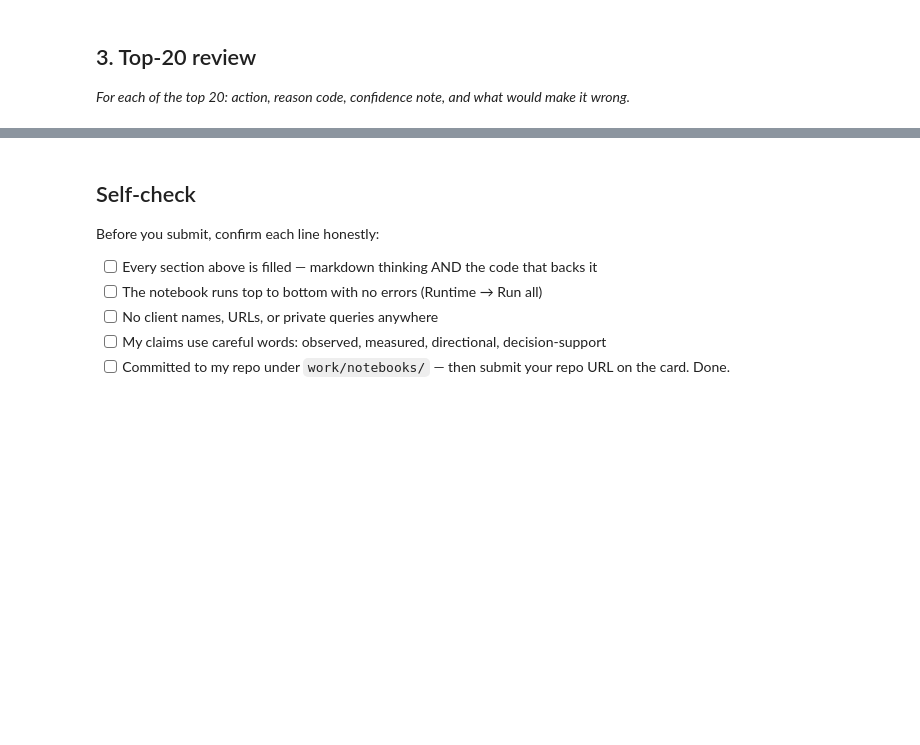
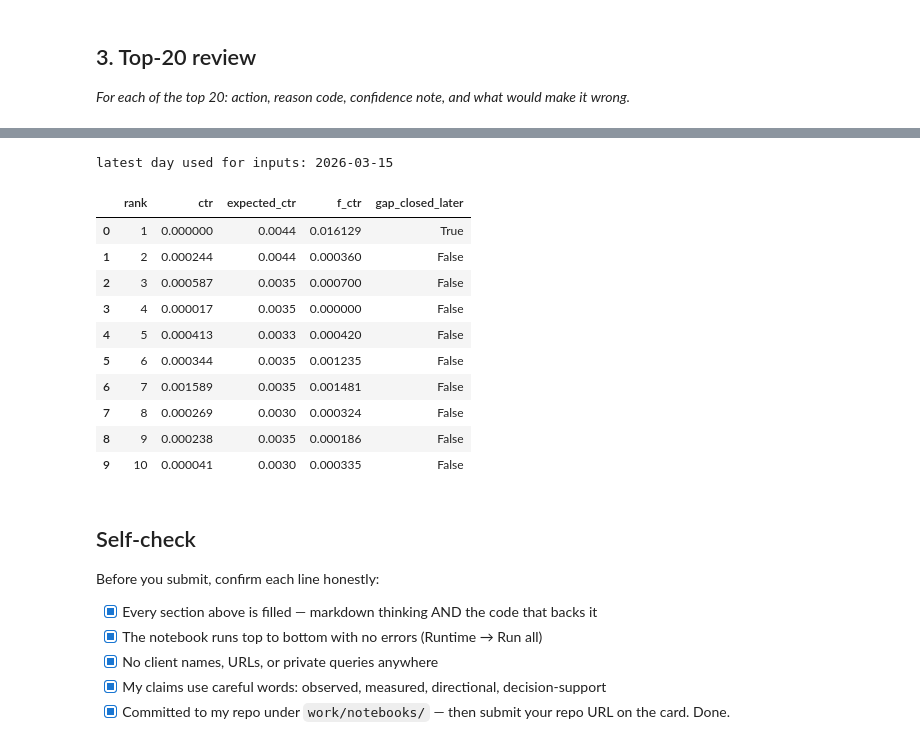
Before and after one commit to M-Abdullah-Nazeer/Flyrank-Ml-Pipeline, a Jupyter notebook: work/notebooks/w04_baseline_score.ipynb, the cells around one changed output, grey strips where cells are left out. Saved outputs shown, nothing was run; the diff lists cells and outputs as text; code cells hidden in the pictures; blank space fills up the shorter version.

```diff
--- a/work/notebooks/w04_baseline_score.ipynb
+++ b/work/notebooks/w04_baseline_score.ipynb
@@ -15,0 +9,11 @@ This skeleton is yours to fill. Work the sections **in order** — each one has
+# %%
+!pip -q install duckdb
+import duckdb, os
+import pandas as pd, numpy as np
+from google.colab import userdata
+
+con = duckdb.connect()
+con.execute(f"CREATE SECRET (TYPE huggingface, TOKEN '{userdata.get('HF_TOKEN')}')")
+rel = "hf://datasets/FlyRank/internship-warehouse"
+con.sql(f"""CREATE OR REPLACE TABLE d AS
+SELECT * FROM read_parquet('{rel}/fact_content_daily_performance/month=2026-03/*.parquet')""")
@@ -37,10 +171,37 @@ This skeleton is yours to fill. Work the sections **in order** — each one has
+# %%
+# This cell is for CODE (numbers, a query, a check).
+# Write your text answer in the cell ABOVE this one — typing sentences here breaks Run All.
+# Leakage check: every input came from days 1-15
+# Leakage check: every input came from days 1-15
+last_used = pd.Timestamp(page["last_day_used"].max())
+print("latest day used for inputs:", last_used.date())
+assert last_used <= pd.Timestamp("2026-03-15")
+
+# Weak picks: top 10 whose CTR in days 16-31 reached what's expected
+t = q.head(10).copy()
+t["f_ctr"] = t["f_clicks"] / t["f_impr"]
+t["gap_closed_later"] = t["f_ctr"] >= t["expected_ctr"]
+display(t[["rank", "ctr", "expected_ctr", "f_ctr", "gap_closed_later"]])
+# %% [output]
+latest day used for inputs: 2026-03-15
+|  | rank | ctr | expected_ctr | f_ctr | gap_closed_later |
+| 0 | 1 | 0.000000 | 0.0044 | 0.016129 | True |
+| 1 | 2 | 0.000244 | 0.0044 | 0.000360 | False |
+| 2 | 3 | 0.000587 | 0.0035 | 0.000700 | False |
+| 3 | 4 | 0.000017 | 0.0035 | 0.000000 | False |
+| 4 | 5 | 0.000413 | 0.0033 | 0.000420 | False |
+| 5 | 6 | 0.000344 | 0.0035 | 0.001235 | False |
+| 6 | 7 | 0.001589 | 0.0035 | 0.001481 | False |
+| 7 | 8 | 0.000269 | 0.0030 | 0.000324 | False |
+| 8 | 9 | 0.000238 | 0.0035 | 0.000186 | False |
+| 9 | 10 | 0.000041 | 0.0030 | 0.000335 | False |
 # %% [markdown]
 ## Self-check
 
 Before you submit, confirm each line honestly:
 
-- [ ] Every section above is filled — markdown thinking AND the code that backs it
-- [ ] The notebook runs top to bottom with no errors (Runtime → Run all)
-- [ ] No client names, URLs, or private queries anywhere
-- [ ] My claims use careful words: observed, measured, directional, decision-support
-- [ ] Committed to my repo under `work/notebooks/` — then submit your repo URL on the card. Done.
+- [x] Every section above is filled — markdown thinking AND the code that backs it
+- [x] The notebook runs top to bottom with no errors (Runtime → Run all)
+- [x] No client names, URLs, or private queries anywhere
+- [x] My claims use careful words: observed, measured, directional, decision-support
+- [x] Committed to my repo under `work/notebooks/` — then submit your repo URL on the card. Done.
```
Also changed, not shown: parts of 13 cells of this notebook.
